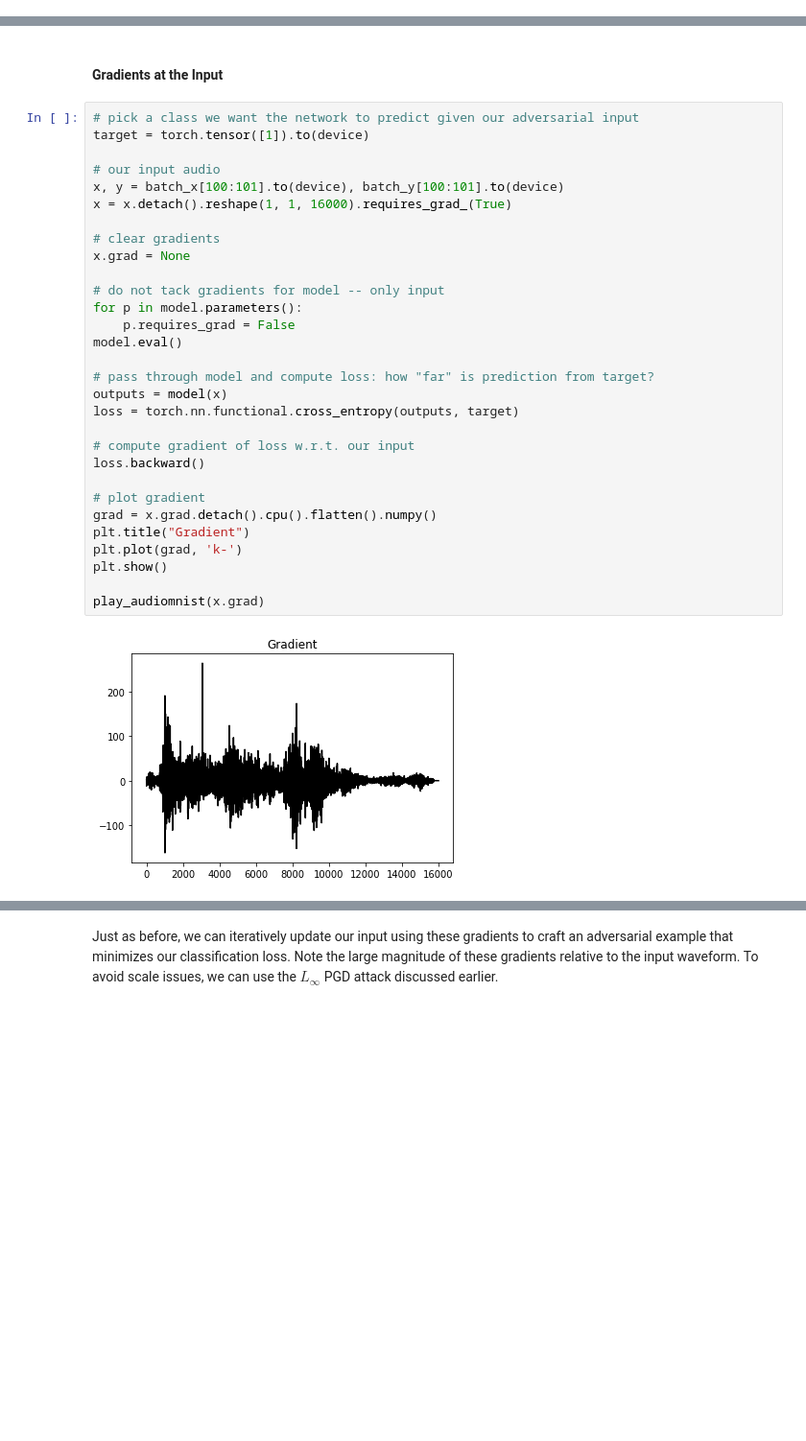
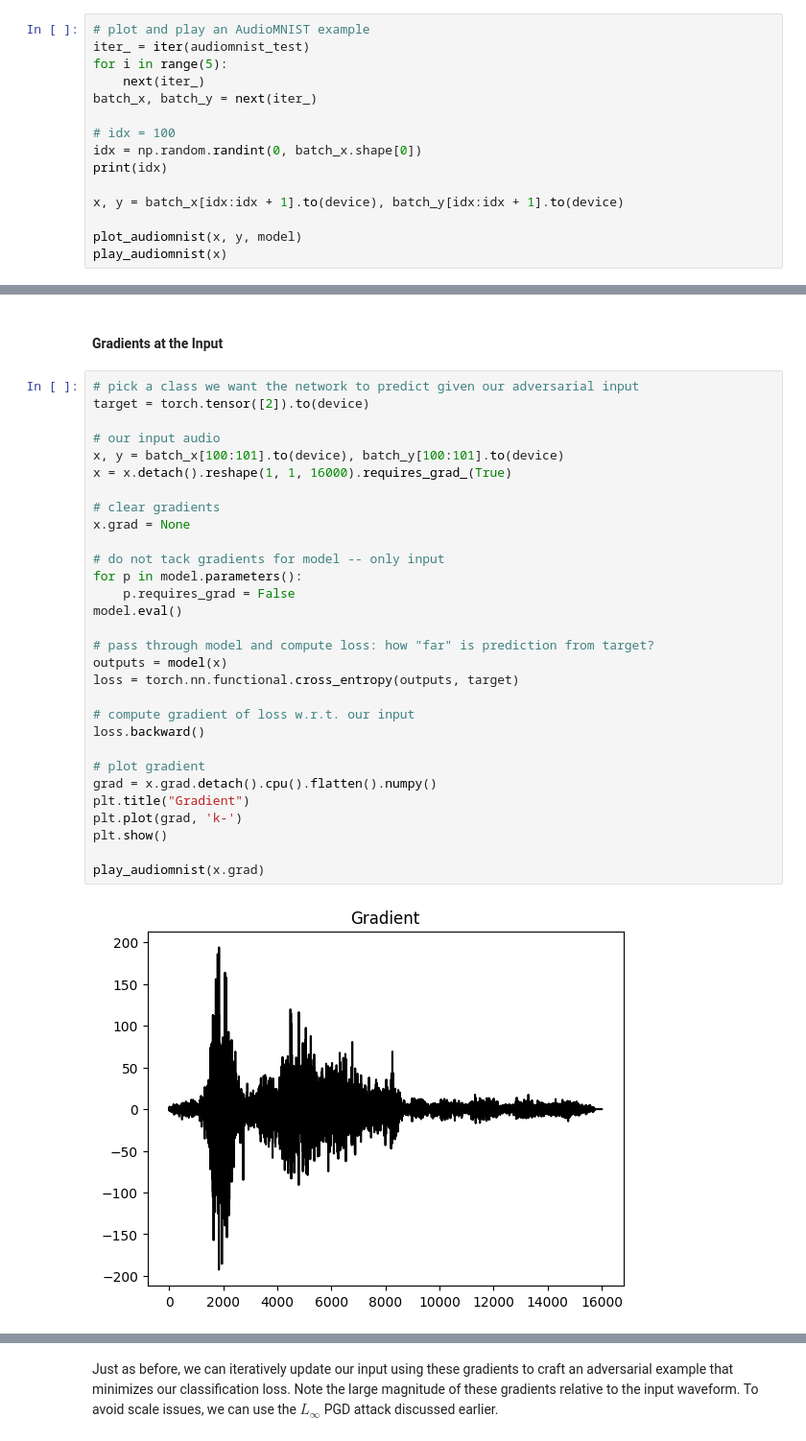
Before and after one commit to cs449f23/lectures, a Jupyter notebook: notebooks/4_adversarial.ipynb, the cells around one changed output, grey strips where cells are left out. Shown: that part at 96% size. Saved outputs shown, nothing was run; the diff lists cells and outputs as text; blank space fills up the shorter version.

```diff
--- a/notebooks/4_adversarial.ipynb
+++ b/notebooks/4_adversarial.ipynb
@@ -458 +454,16 @@ Model accuracy: 98.0
 [interactive output not drawn]
+# %%
+# plot and play an AudioMNIST example
+iter_ = iter(audiomnist_test)
+for i in range(5):
+    next(iter_)
+batch_x, batch_y = next(iter_)
+
+# idx = 100
+idx = np.random.randint(0, batch_x.shape[0])
+print(idx)
+
+x, y = batch_x[idx:idx + 1].to(device), batch_y[idx:idx + 1].to(device)
+
+plot_audiomnist(x, y, model)
+play_audiomnist(x)
@@ -477,36 +492,36 @@ Just as before, we see (or hear) that we may fail to change the model's predicti
 #### Gradients at the Input
 # %%
 # pick a class we want the network to predict given our adversarial input
-target = torch.tensor([1]).to(device)
+target = torch.tensor([2]).to(device)
 
 # our input audio
 x, y = batch_x[100:101].to(device), batch_y[100:101].to(device)
 x = x.detach().reshape(1, 1, 16000).requires_grad_(True)
 
 # clear gradients
 x.grad = None
 
 # do not tack gradients for model -- only input
 for p in model.parameters():
     p.requires_grad = False
 model.eval()
 
 # pass through model and compute loss: how "far" is prediction from target?
 outputs = model(x)
 loss = torch.nn.functional.cross_entropy(outputs, target)
 
 # compute gradient of loss w.r.t. our input
 loss.backward()
 
 # plot gradient
 grad = x.grad.detach().cpu().flatten().numpy()
 plt.title("Gradient")
 plt.plot(grad, 'k-')
 plt.show()
 
 play_audiomnist(x.grad)
 # %% [output]
-[figure, old version]
+[figure, new version]
 [interactive output not drawn]
 # %% [markdown]
 Just as before, we can iteratively update our input using these gradients to craft an adversarial example that minimizes our classification loss. Note the large magnitude of these gradients relative to the input waveform. To avoid scale issues, we can use the $L_\infty$ PGD attack discussed earlier.
```
Also changed, not shown: parts of 14 cells of this notebook, 39 other files.
